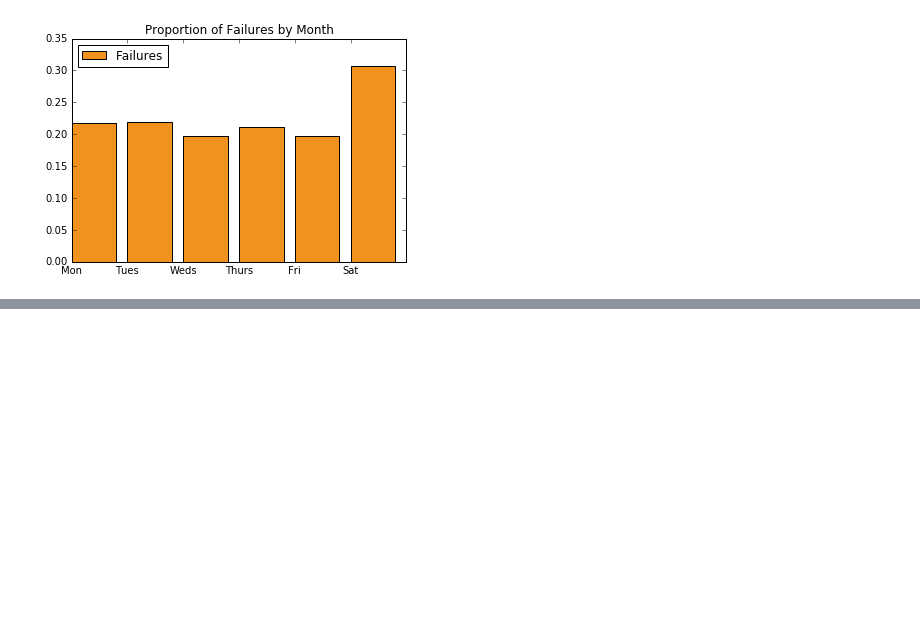
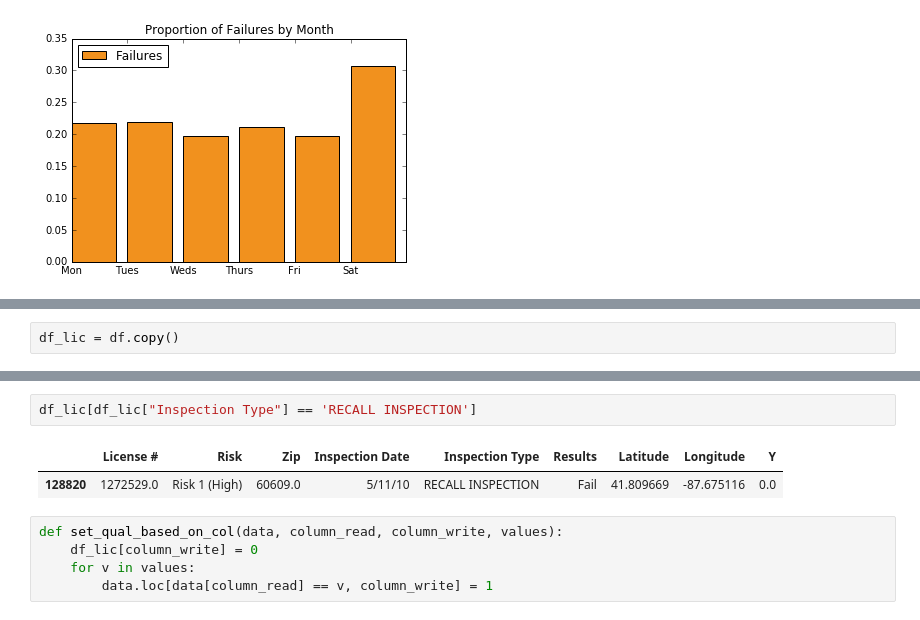
Before and after one commit to angelok1/cs109project, a Jupyter notebook: Food_Inspections.ipynb, the cells around one changed output, grey strips where cells are left out. Drawn from its saved outputs; the diff is of its cells as text; blank space fills up the shorter version.

```diff
--- a/Food_Inspections.ipynb
+++ b/Food_Inspections.ipynb
@@ -438,0 +488,2 @@ plt.title("Proportion of Failures by Month")
+# %%
+df_lic = df.copy()
@@ -438,0 +589,10 @@ plt.title("Proportion of Failures by Month")
+# %%
+df_lic[df_lic["Inspection Type"] == 'RECALL INSPECTION']
+# %% [output]
+|  | License # | Risk | Zip | Inspection Date | Inspection Type | Results | Latitude | Longitude | Y |
+| 128820 | 1272529.0 | Risk 1 (High) | 60609.0 | 5/11/10 | RECALL INSPECTION | Fail | 41.809669 | -87.675116 | 0.0 |
+# %%
+def set_qual_based_on_col(data, column_read, column_write, values):
+    df_lic[column_write] = 0
+    for v in values:
+        data.loc[data[column_read] == v, column_write] = 1
```
Also changed, not shown: parts of 25 cells of this notebook, 1 other file.
